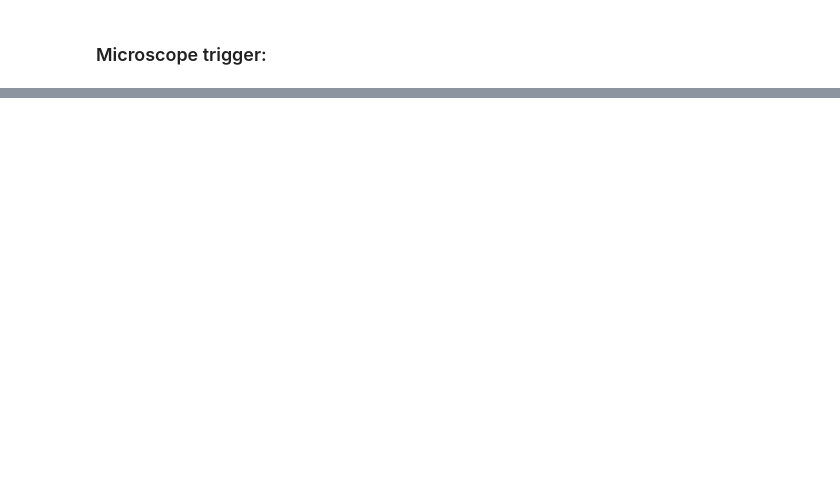
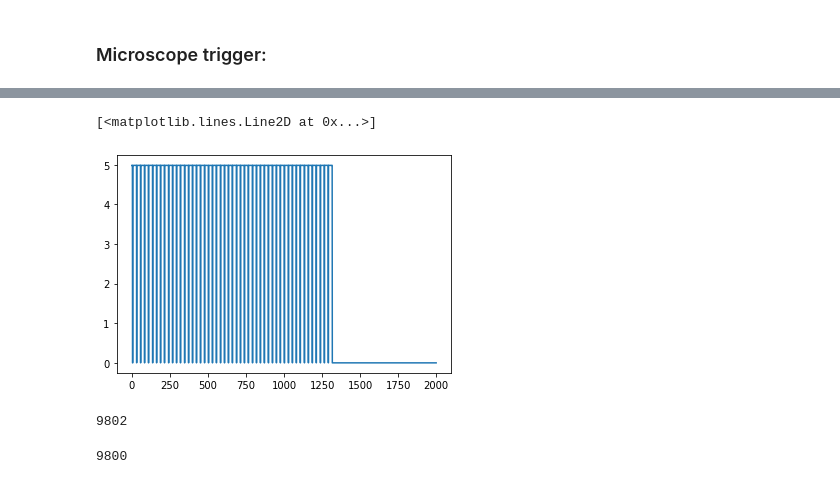
Before and after one commit to hjmh/unityvr, a Jupyter notebook: unityvr/scripts/debuggingUnityvrRig.ipynb, the cells around one changed output, grey strips where cells are left out. Saved outputs shown, nothing was run; the diff lists cells and outputs as text; code cells hidden in the pictures; blank space fills up the shorter version.

```diff
--- a/unityvr/scripts/debuggingUnityvrRig.ipynb
+++ b/unityvr/scripts/debuggingUnityvrRig.ipynb
@@ -256,0 +244,5 @@ fig.tight_layout()
+# %%
+plt.plot(uvrTest.nidDf.imgfsig.values[-8000:-6000])
+# %% [output]
+[<matplotlib.lines.Line2D at 0x...>]
+[figure, added]
@@ -256,0 +251,8 @@ fig.tight_layout()
+# %%
+imgFrame.size
+# %% [output]
+9802
+# %%
+np.unique(imgFrame.values).size
+# %% [output]
+9800
```
Also changed, not shown: parts of 11 cells of this notebook, 1 other file.
